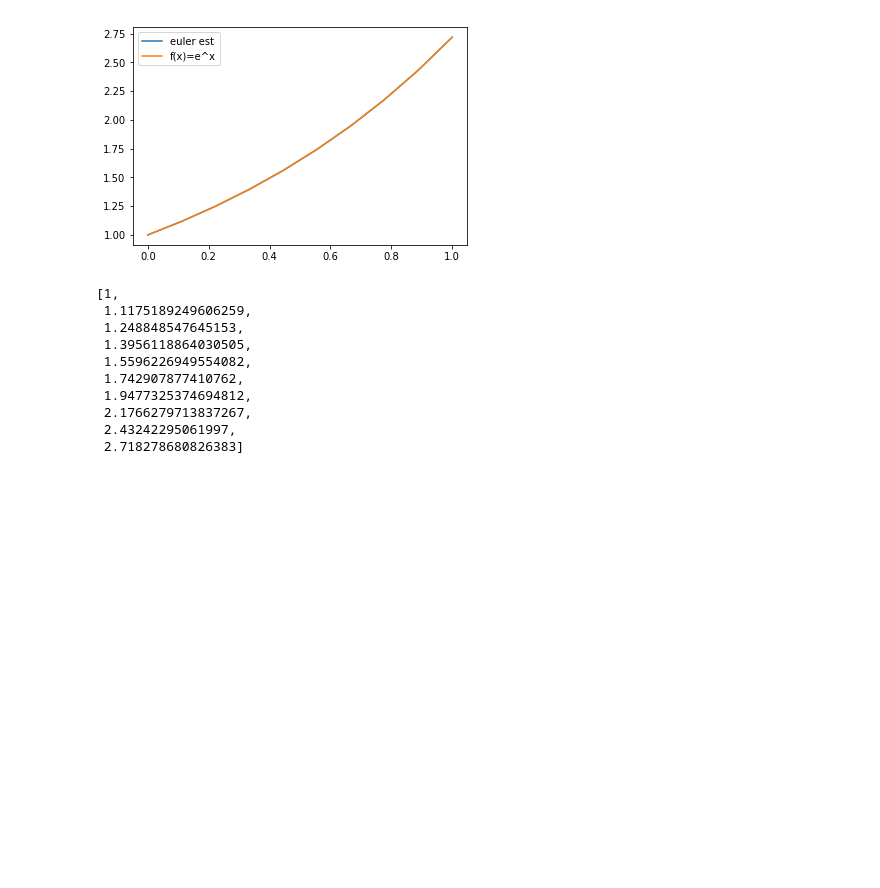
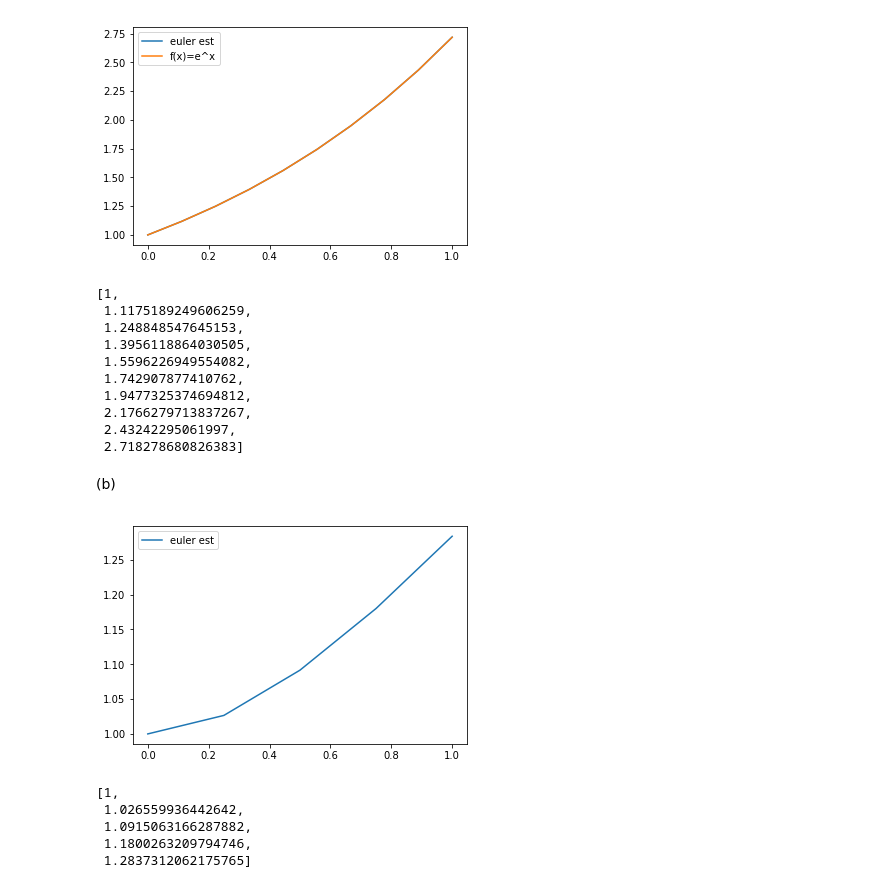
Before and after one commit to fernandascovino/FGV_Numerical_Analysis, a Jupyter notebook: 09-11_numerical_integration.ipynb, the cells around one changed output. Drawn from its saved outputs; the diff is of its cells as text; code cells hidden in the pictures; blank space fills up the shorter version.

```diff
--- a/09-11_numerical_integration.ipynb
+++ b/09-11_numerical_integration.ipynb
@@ -269,3 +309,25 @@ est
  2.1766279713837267,
  2.43242295061997,
  2.718278680826383]
+# %% [markdown]
+(b)
+# %%
+f = lambda t, y: t/(t+y)
+y0 = 1
+
+est = runge_kuttama_4a_ordem(f, vt5, y0)
+
+plt.plot(vt5, est, label='euler est')
+plt.legend()
+plt.show()
+
+est
+
+# Não obtive solução analítica...
+# %% [output]
+[figure, added]
+[1,
+ 1.026559936442642,
+ 1.0915063166287882,
+ 1.1800263209794746,
+ 1.2837312062175765]
```
Also changed, not shown: parts of 4 cells of this notebook.
